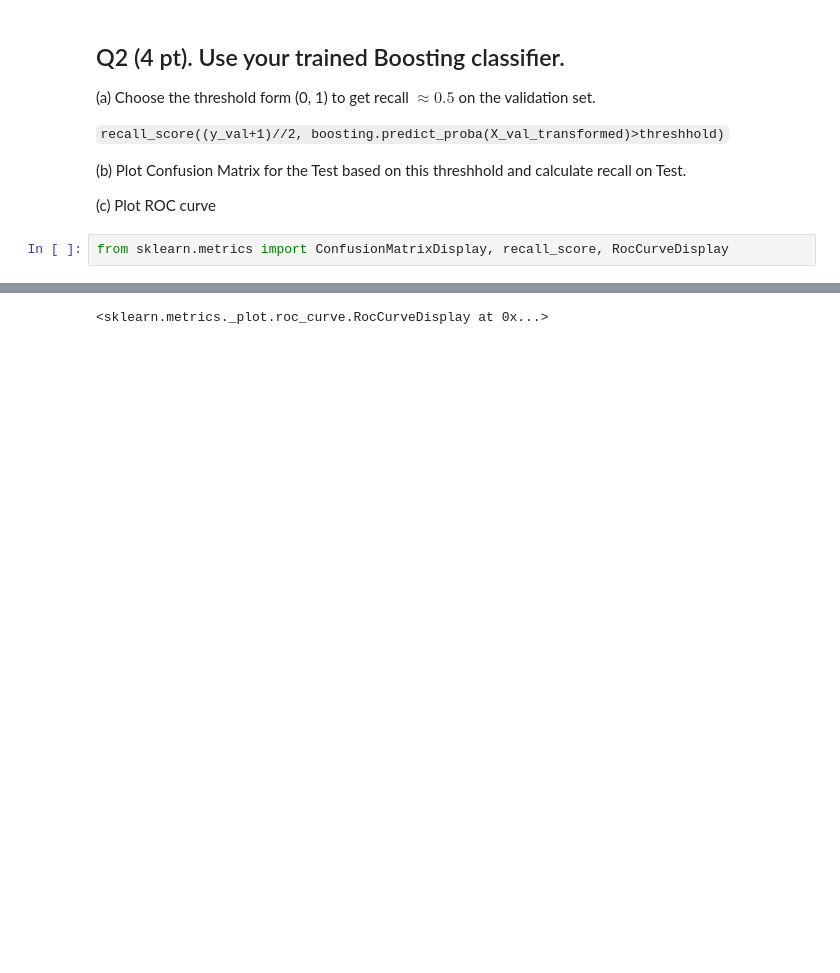
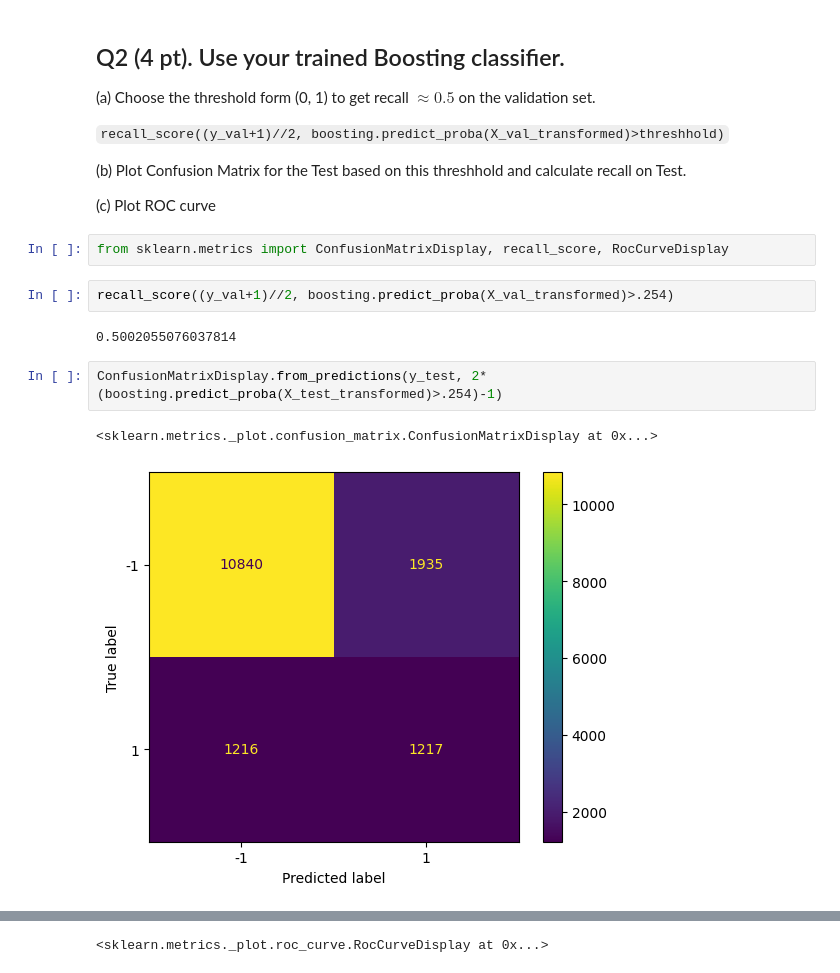
Before and after one commit to Joseppi007/MachineLearningRubbish, a Jupyter notebook: 2025_spring/Week09_GBM/HW8.ipynb, the cells around one changed output, grey strips where cells are left out. Drawn from its saved outputs; the diff is of its cells as text; blank space fills up the shorter version.

```diff
--- a/2025_spring/Week09_GBM/HW8.ipynb
+++ b/2025_spring/Week09_GBM/HW8.ipynb
@@ -296,3 +296,12 @@ plt.plot(boosting.loss_eval)
 (c) Plot ROC curve
 # %%
 from sklearn.metrics import ConfusionMatrixDisplay, recall_score, RocCurveDisplay
+# %%
+recall_score((y_val+1)//2, boosting.predict_proba(X_val_transformed)>.254)
+# %% [output]
+0.5002055076037814
+# %%
+ConfusionMatrixDisplay.from_predictions(y_test, 2*(boosting.predict_proba(X_test_transformed)>.254)-1)
+# %% [output]
+<sklearn.metrics._plot.confusion_matrix.ConfusionMatrixDisplay at 0x...>
+[figure, added]
```
Also changed, not shown: parts of 2 cells of this notebook.
